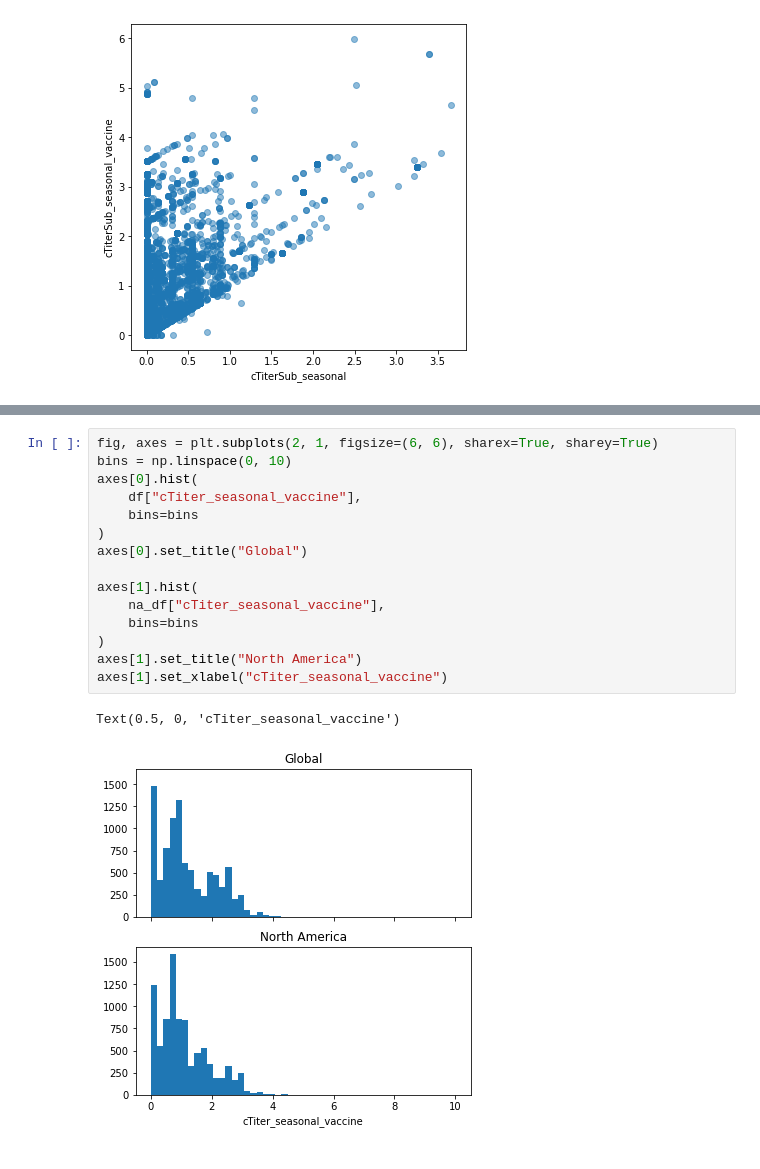
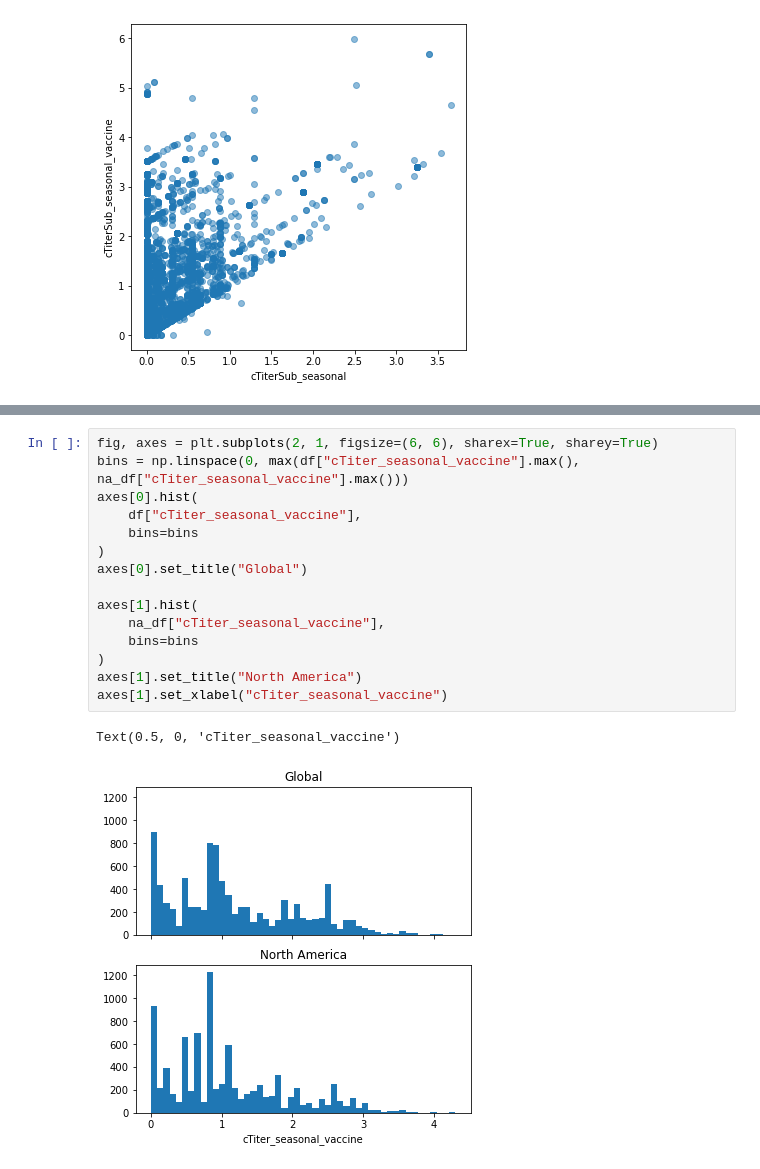
Before and after one commit to blab/perofsky-ili-antigenicity, a Jupyter notebook: analysis/2020-12-22-summarize-distances-by-region.ipynb, the cells around one changed output, grey strips where cells are left out. Drawn from its saved outputs; the diff is of its cells as text.

```diff
--- a/analysis/2020-12-22-summarize-distances-by-region.ipynb
+++ b/analysis/2020-12-22-summarize-distances-by-region.ipynb
@@ -145,20 +145,20 @@ Text(0.5, 0, 'ep')
 # %%
 fig, axes = plt.subplots(2, 1, figsize=(6, 6), sharex=True, sharey=True)
-bins = np.linspace(0, 10)
+bins = np.linspace(0, max(df["cTiter_seasonal_vaccine"].max(), na_df["cTiter_seasonal_vaccine"].max()))
 axes[0].hist(
     df["cTiter_seasonal_vaccine"],
     bins=bins
 )
 axes[0].set_title("Global")
 
 axes[1].hist(
     na_df["cTiter_seasonal_vaccine"],
     bins=bins
 )
 axes[1].set_title("North America")
 axes[1].set_xlabel("cTiter_seasonal_vaccine")
 # %% [output]
 Text(0.5, 0, 'cTiter_seasonal_vaccine')
-[figure, old version]
+[figure, new version]
 # %%
 fig, axes = plt.subplots(2, 1, figsize=(6, 6), sharex=True, sharey=True)
```
Also changed, not shown: parts of 4 cells of this notebook.
